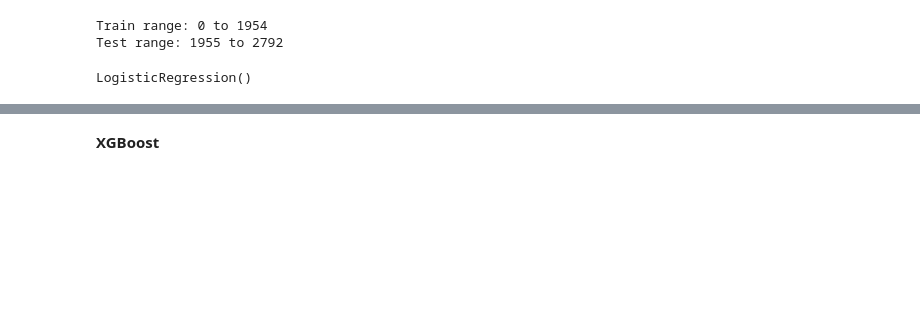
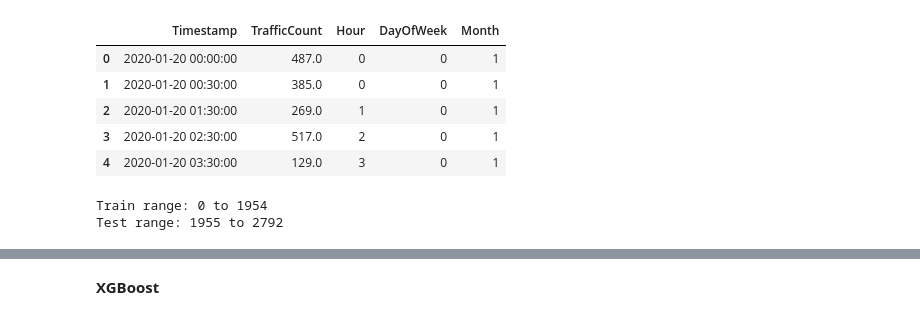
Before and after one commit to Humayra3000/Capstone3_Webtraffic, a Jupyter notebook: Capstone_3_Modeling.ipynb, the cells around one changed output, grey strips where cells are left out. Cells and saved outputs as stored; diff of their text form; code cells hidden in the pictures; blank space fills up the shorter version.

```diff
--- a/Capstone_3_Modeling.ipynb
+++ b/Capstone_3_Modeling.ipynb
@@ -24,5 +24,14 @@ df['Timestamp'] = pd.to_datetime(df['Timestamp'])
 df['Hour'] = df['Timestamp'].dt.hour
 df['DayOfWeek'] = df['Timestamp'].dt.dayofweek
 df['Month'] = df['Timestamp'].dt.month
+# %%
+df.head()
+# %% [output]
+|  | Timestamp | TrafficCount | Hour | DayOfWeek | Month |
+| 0 | 2020-01-20 00:00:00 | 487.0 | 0 | 0 | 1 |
+| 1 | 2020-01-20 00:30:00 | 385.0 | 0 | 0 | 1 |
+| 2 | 2020-01-20 01:30:00 | 269.0 | 1 | 0 | 1 |
+| 3 | 2020-01-20 02:30:00 | 517.0 | 2 | 0 | 1 |
+| 4 | 2020-01-20 03:30:00 | 129.0 | 3 | 0 | 1 |
 # %%
 # Select features (independent variables)
@@ -47,9 +56,3 @@ print("Test range:", test.index.min(), "to", test.index.max())
 # %% [output]
 Train range: 0 to 1954
 Test range: 1955 to 2792
-# %%
-# Initialize and train the model
-model = LogisticRegression()
-model.fit(X_train, y_train)
-# %% [output]
-LogisticRegression()
```
Also changed, not shown: parts of 13 cells of this notebook.
